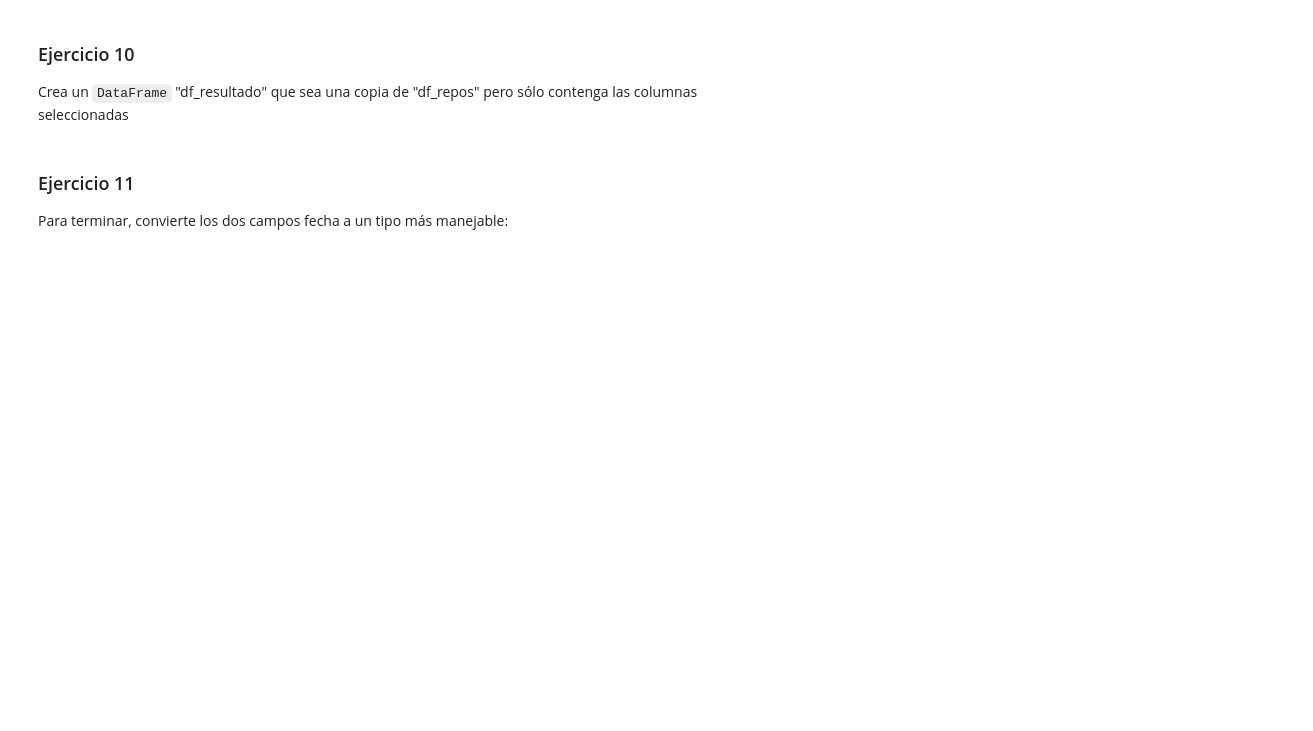
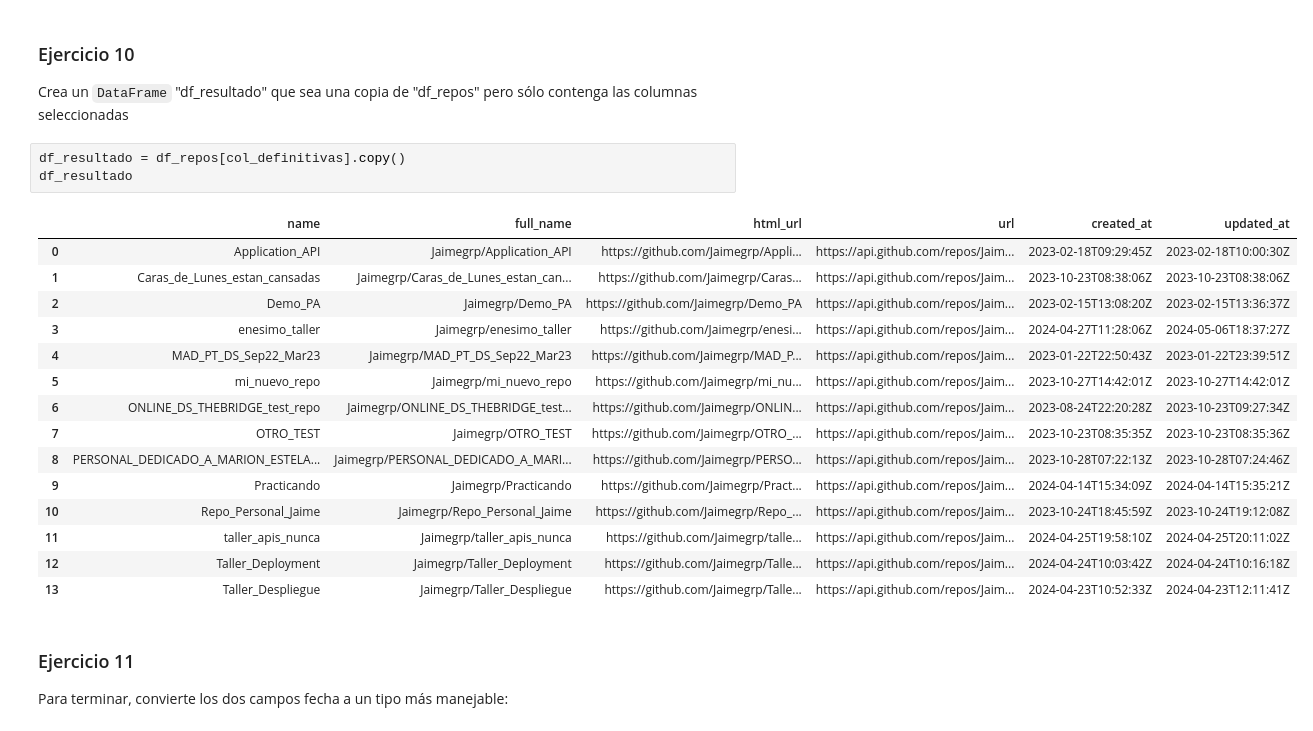
Before and after one commit to RubenCG1979/DS_Online_Febr25_Exercises, a Jupyter notebook: 03_Analisis_de_Datos/Sprint_06/Unidad_02/Ejercicios_Workout/11_Ejercicio_APIs.ipynb, the cells around one changed output. Cells and saved outputs as stored; diff of their text form; blank space fills up the shorter version.

```diff
--- a/03_Analisis_de_Datos/Sprint_06/Unidad_02/Ejercicios_Workout/11_Ejercicio_APIs.ipynb
+++ b/03_Analisis_de_Datos/Sprint_06/Unidad_02/Ejercicios_Workout/11_Ejercicio_APIs.ipynb
@@ -243,6 +243,25 @@ Name: count, dtype: int64
 ### Ejercicio 10
 
 Crea un `DataFrame` "df_resultado" que sea una copia de "df_repos" pero sólo contenga las columnas seleccionadas
+# %%
+df_resultado = df_repos[col_definitivas].copy()
+df_resultado
+# %% [output]
+|  | name | full_name | html_url | url | created_at | updated_at |
+| 0 | Application_API | Jaimegrp/Application_API | https://github.com/Jaimegrp/Appli... | https://api.github.com/repos/Jaim... | 2023-02-18T09:29:45Z | 2023-02-18T10:00:30Z |
+| 1 | Caras_de_Lunes_estan_cansadas | Jaimegrp/Caras_de_Lunes_estan_can... | https://github.com/Jaimegrp/Caras... | https://api.github.com/repos/Jaim... | 2023-10-23T08:38:06Z | 2023-10-23T08:38:06Z |
+| 2 | Demo_PA | Jaimegrp/Demo_PA | https://github.com/Jaimegrp/Demo_PA | https://api.github.com/repos/Jaim... | 2023-02-15T13:08:20Z | 2023-02-15T13:36:37Z |
+| 3 | enesimo_taller | Jaimegrp/enesimo_taller | https://github.com/Jaimegrp/enesi... | https://api.github.com/repos/Jaim... | 2024-04-27T11:28:06Z | 2024-05-06T18:37:27Z |
+| 4 | MAD_PT_DS_Sep22_Mar23 | Jaimegrp/MAD_PT_DS_Sep22_Mar23 | https://github.com/Jaimegrp/MAD_P... | https://api.github.com/repos/Jaim... | 2023-01-22T22:50:43Z | 2023-01-22T23:39:51Z |
+| 5 | mi_nuevo_repo | Jaimegrp/mi_nuevo_repo | https://github.com/Jaimegrp/mi_nu... | https://api.github.com/repos/Jaim... | 2023-10-27T14:42:01Z | 2023-10-27T14:42:01Z |
+| 6 | ONLINE_DS_THEBRIDGE_test_repo | Jaimegrp/ONLINE_DS_THEBRIDGE_test... | https://github.com/Jaimegrp/ONLIN... | https://api.github.com/repos/Jaim... | 2023-08-24T22:20:28Z | 2023-10-23T09:27:34Z |
+| 7 | OTRO_TEST | Jaimegrp/OTRO_TEST | https://github.com/Jaimegrp/OTRO_... | https://api.github.com/repos/Jaim... | 2023-10-23T08:35:35Z | 2023-10-23T08:35:36Z |
+| 8 | PERSONAL_DEDICADO_A_MARION_ESTELA... | Jaimegrp/PERSONAL_DEDICADO_A_MARI... | https://github.com/Jaimegrp/PERSO... | https://api.github.com/repos/Jaim... | 2023-10-28T07:22:13Z | 2023-10-28T07:24:46Z |
+| 9 | Practicando | Jaimegrp/Practicando | https://github.com/Jaimegrp/Pract... | https://api.github.com/repos/Jaim... | 2024-04-14T15:34:09Z | 2024-04-14T15:35:21Z |
+| 10 | Repo_Personal_Jaime | Jaimegrp/Repo_Personal_Jaime | https://github.com/Jaimegrp/Repo_... | https://api.github.com/repos/Jaim... | 2023-10-24T18:45:59Z | 2023-10-24T19:12:08Z |
+| 11 | taller_apis_nunca | Jaimegrp/taller_apis_nunca | https://github.com/Jaimegrp/talle... | https://api.github.com/repos/Jaim... | 2024-04-25T19:58:10Z | 2024-04-25T20:11:02Z |
+| 12 | Taller_Deployment | Jaimegrp/Taller_Deployment | https://github.com/Jaimegrp/Talle... | https://api.github.com/repos/Jaim... | 2024-04-24T10:03:42Z | 2024-04-24T10:16:18Z |
+| 13 | Taller_Despliegue | Jaimegrp/Taller_Despliegue | https://github.com/Jaimegrp/Talle... | https://api.github.com/repos/Jaim... | 2024-04-23T10:52:33Z | 2024-04-23T12:11:41Z |
 # %% [markdown]
 ### Ejercicio 11
 
```
Also changed, not shown: parts of 2 cells of this notebook.
